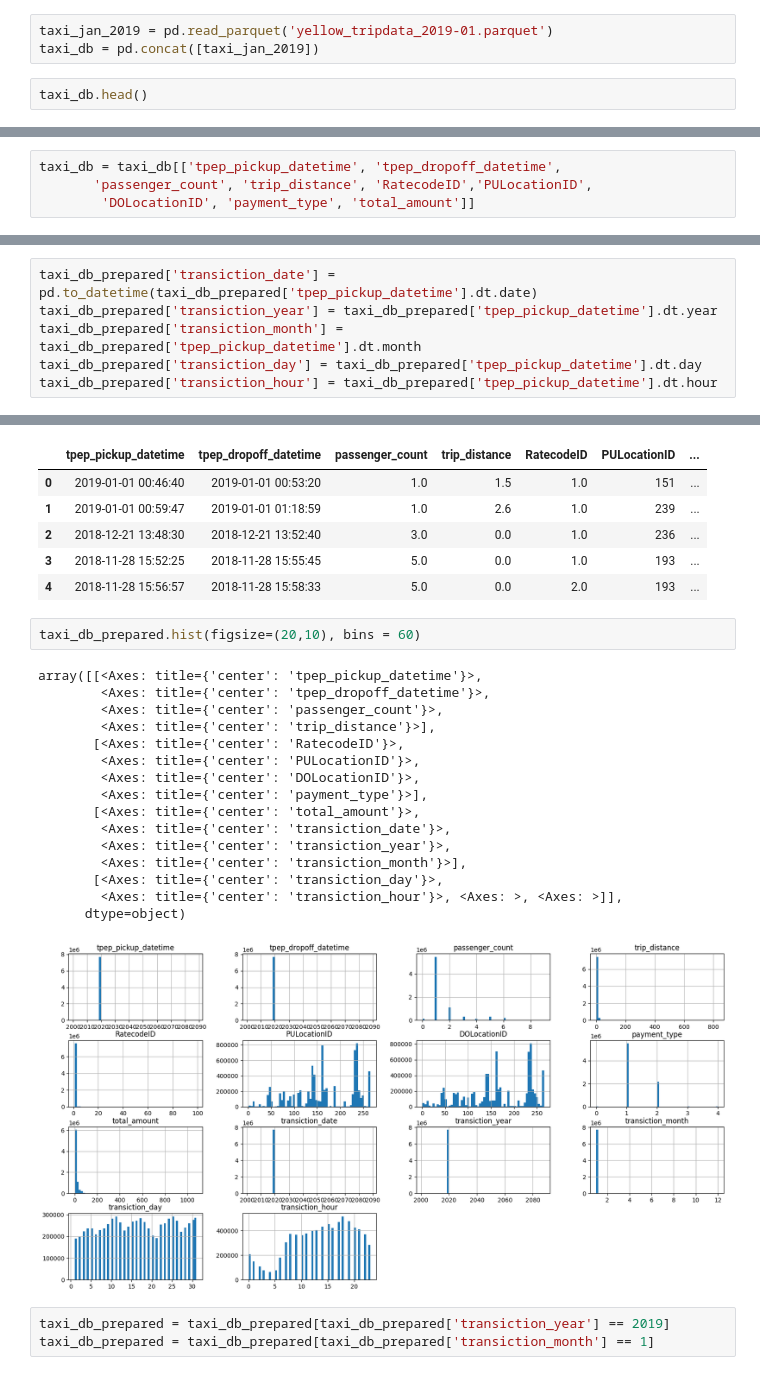
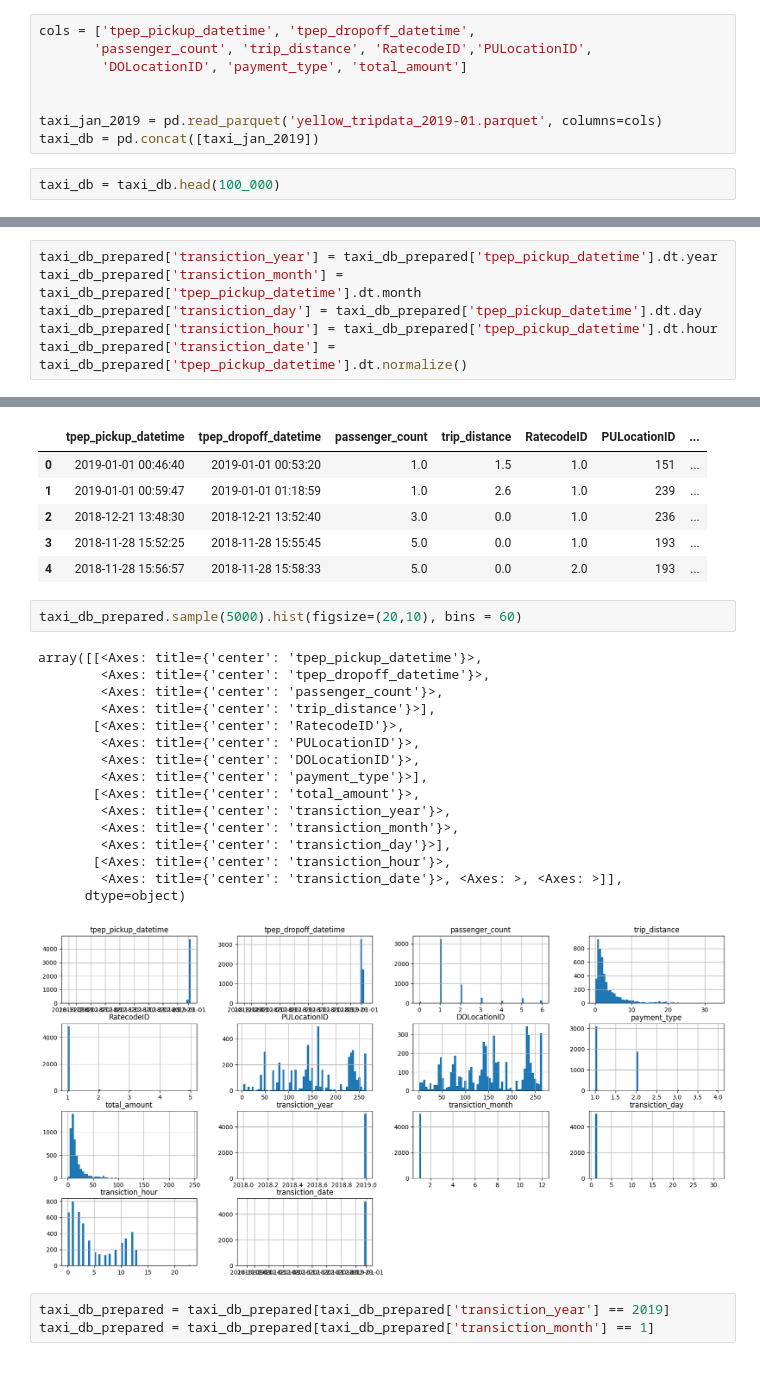
Before and after one commit to ebraheem002/nyc-taxi, a Jupyter notebook: presentable nootebook.ipynb, the cells around one changed output, grey strips where cells are left out. Drawn from its saved outputs; the diff is of its cells as text.

```diff
--- a/presentable nootebook.ipynb
+++ b/presentable nootebook.ipynb
@@ -5,7 +5,12 @@ import pandas as pd
 # %% [markdown]
     ### -use concat to add the new data from other months in the future
 # %%
-taxi_jan_2019 = pd.read_parquet('yellow_tripdata_2019-01.parquet')
+cols = ['tpep_pickup_datetime', 'tpep_dropoff_datetime',
+       'passenger_count', 'trip_distance', 'RatecodeID','PULocationID',
+        'DOLocationID', 'payment_type', 'total_amount']
+
+
+taxi_jan_2019 = pd.read_parquet('yellow_tripdata_2019-01.parquet', columns=cols)
 taxi_db = pd.concat([taxi_jan_2019])
 # %%
-taxi_db.head()
+taxi_db = taxi_db.head(100_000)
@@ -35,8 +31,4 @@ Index(['VendorID', 'tpep_pickup_datetime', 'tpep_dropoff_datetime',
       dtype='object')
-# %%
-taxi_db = taxi_db[['tpep_pickup_datetime', 'tpep_dropoff_datetime',
-       'passenger_count', 'trip_distance', 'RatecodeID','PULocationID',
-        'DOLocationID', 'payment_type', 'total_amount']]
 # %%
 taxi_db.head()
 # %% [output]
@@ -140,11 +131,11 @@ taxi_db_prepared.dtypes
 | total_amount | float64 |
 dtype: object
 # %%
-taxi_db_prepared['transiction_date'] = pd.to_datetime(taxi_db_prepared['tpep_pickup_datetime'].dt.date)
 taxi_db_prepared['transiction_year'] = taxi_db_prepared['tpep_pickup_datetime'].dt.year
 taxi_db_prepared['transiction_month'] = taxi_db_prepared['tpep_pickup_datetime'].dt.month
 taxi_db_prepared['transiction_day'] = taxi_db_prepared['tpep_pickup_datetime'].dt.day
 taxi_db_prepared['transiction_hour'] = taxi_db_prepared['tpep_pickup_datetime'].dt.hour
+taxi_db_prepared['transiction_date'] = taxi_db_prepared['tpep_pickup_datetime'].dt.normalize()
 # %%
 taxi_db_prepared.head()
 # %% [output]
@@ -155,24 +146,24 @@ taxi_db_prepared.head()
 | 3 | 2018-11-28 15:52:25 | 2018-11-28 15:55:45 | 5.0 | 0.0 | 1.0 | 193 | ... |
 | 4 | 2018-11-28 15:56:57 | 2018-11-28 15:58:33 | 5.0 | 0.0 | 2.0 | 193 | ... |
 # %%
-taxi_db_prepared.hist(figsize=(20,10), bins = 60)
+taxi_db_prepared.sample(5000).hist(figsize=(20,10), bins = 60)
 # %% [output]
 array([[<Axes: title={'center': 'tpep_pickup_datetime'}>,
         <Axes: title={'center': 'tpep_dropoff_datetime'}>,
         <Axes: title={'center': 'passenger_count'}>,
         <Axes: title={'center': 'trip_distance'}>],
        [<Axes: title={'center': 'RatecodeID'}>,
         <Axes: title={'center': 'PULocationID'}>,
         <Axes: title={'center': 'DOLocationID'}>,
         <Axes: title={'center': 'payment_type'}>],
        [<Axes: title={'center': 'total_amount'}>,
-        <Axes: title={'center': 'transiction_date'}>,
         <Axes: title={'center': 'transiction_year'}>,
-        <Axes: title={'center': 'transiction_month'}>],
-       [<Axes: title={'center': 'transiction_day'}>,
-        <Axes: title={'center': 'transiction_hour'}>, <Axes: >, <Axes: >]],
+        <Axes: title={'center': 'transiction_month'}>,
+        <Axes: title={'center': 'transiction_day'}>],
+       [<Axes: title={'center': 'transiction_hour'}>,
+        <Axes: title={'center': 'transiction_date'}>, <Axes: >, <Axes: >]],
       dtype=object)
-[figure, old version]
+[figure, new version]
 # %%
 taxi_db_prepared = taxi_db_prepared[taxi_db_prepared['transiction_year'] == 2019]
 taxi_db_prepared = taxi_db_prepared[taxi_db_prepared['transiction_month'] == 1]
```
Also changed, not shown: parts of 17 cells of this notebook.
